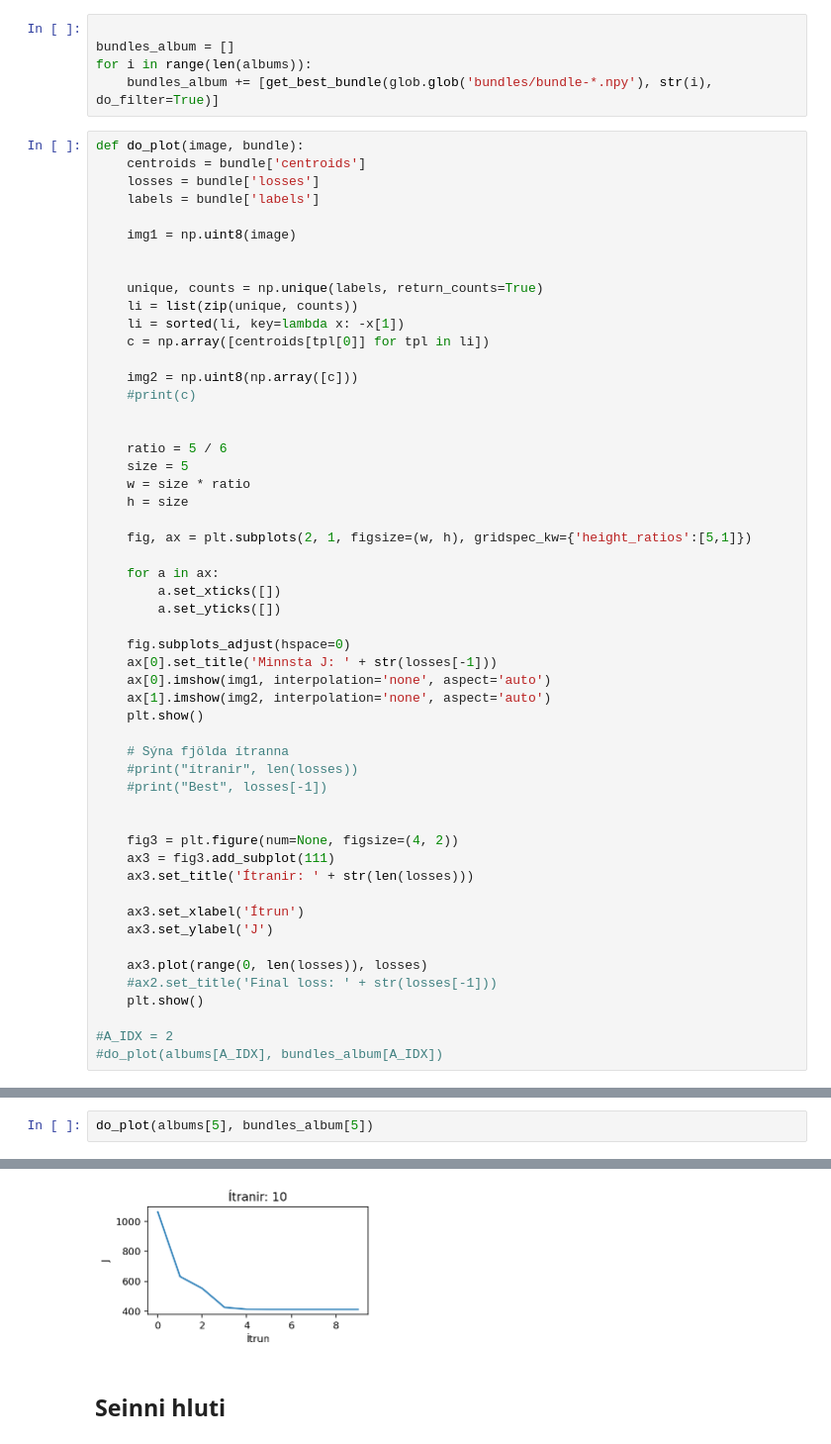
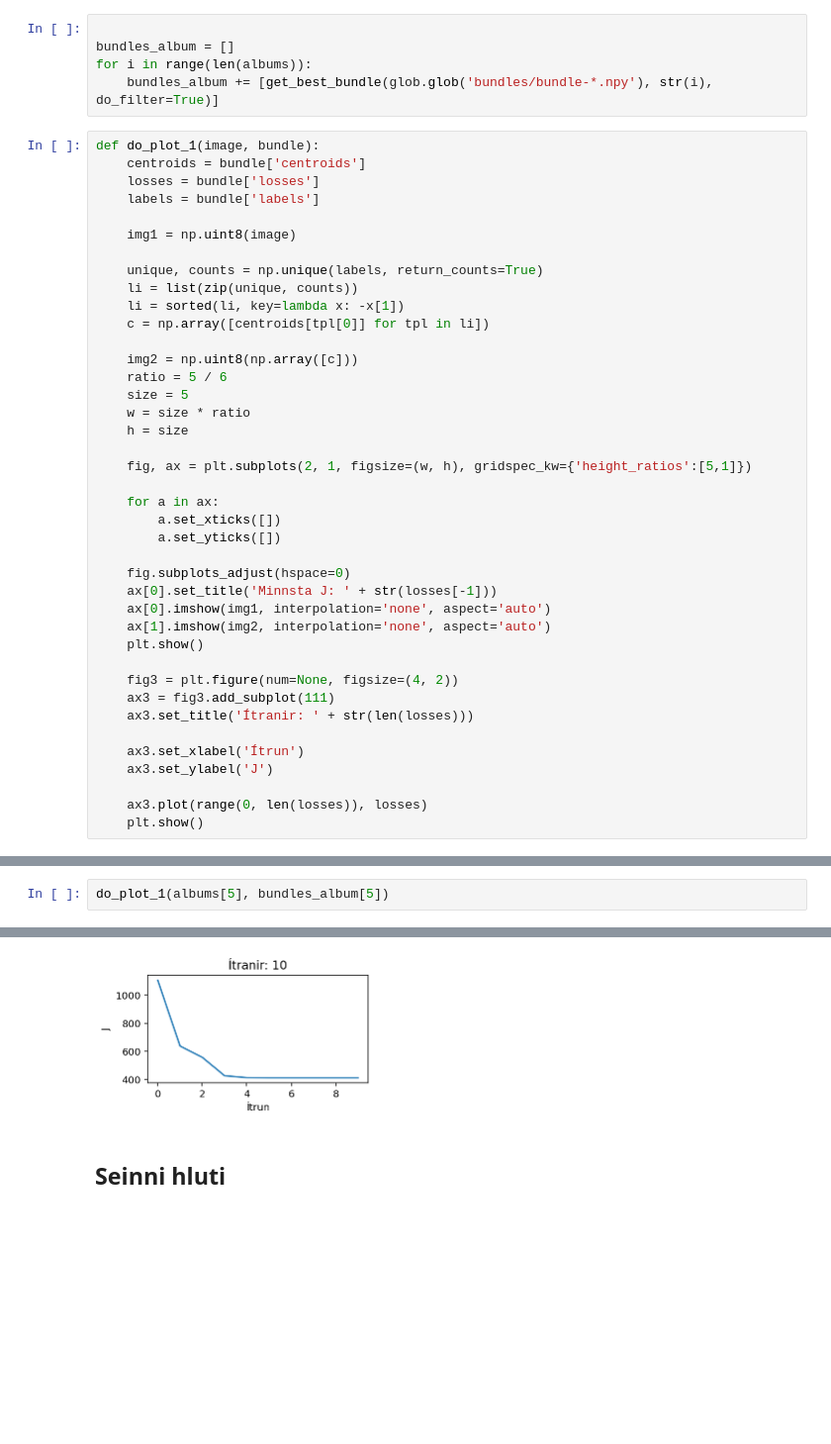
Before and after one commit to davidhs/rei201verkefni1, a Jupyter notebook: skilaverkefni1.ipynb, the cells around one changed output, grey strips where cells are left out. Shown at 99% size. Saved outputs shown, nothing was run; the diff lists cells and outputs as text; blank space fills up the shorter version.

```diff
--- a/skilaverkefni1.ipynb
+++ b/skilaverkefni1.ipynb
@@ -47,13 +133,12 @@ bundles_album = []
 for i in range(len(albums)):
     bundles_album += [get_best_bundle(glob.glob('bundles/bundle-*.npy'), str(i), do_filter=True)]
 # %%
-def do_plot(image, bundle):
+def do_plot_1(image, bundle):
     centroids = bundle['centroids']
     losses = bundle['losses']
     labels = bundle['labels']
 
     img1 = np.uint8(image)
-
 
     unique, counts = np.unique(labels, return_counts=True)
     li = list(zip(unique, counts))
@@ -61,9 +146,6 @@ def do_plot(image, bundle):
     c = np.array([centroids[tpl[0]] for tpl in li])
 
     img2 = np.uint8(np.array([c]))
-    #print(c)
-
-
     ratio = 5 / 6
     size = 5
     w = size * ratio
@@ -81,11 +163,6 @@ def do_plot(image, bundle):
     ax[1].imshow(img2, interpolation='none', aspect='auto')
     plt.show()
 
-    # Sýna fjölda ítranna
-    #print("ítranir", len(losses))
-    #print("Best", losses[-1])
-
-
     fig3 = plt.figure(num=None, figsize=(4, 2))
     ax3 = fig3.add_subplot(111)
     ax3.set_title('Ítranir: ' + str(len(losses)))
@@ -94,9 +171,5 @@ def do_plot(image, bundle):
     ax3.set_ylabel('J')
 
     ax3.plot(range(0, len(losses)), losses)
-    #ax2.set_title('Final loss: ' + str(losses[-1]))
     plt.show()
-
-#A_IDX = 2
-#do_plot(albums[A_IDX], bundles_album[A_IDX])
 # %%
@@ -125,9 +198,9 @@ do_plot(albums[4], bundles_album[4])
 [figure]
 [figure]
 # %%
-do_plot(albums[5], bundles_album[5])
+do_plot_1(albums[5], bundles_album[5])
 # %% [output]
 [figure]
-[figure, old version]
+[figure, new version]
 # %% [markdown]
 ## Seinni hluti
```
Also changed, not shown: parts of 22 cells of this notebook, 3 other files.
